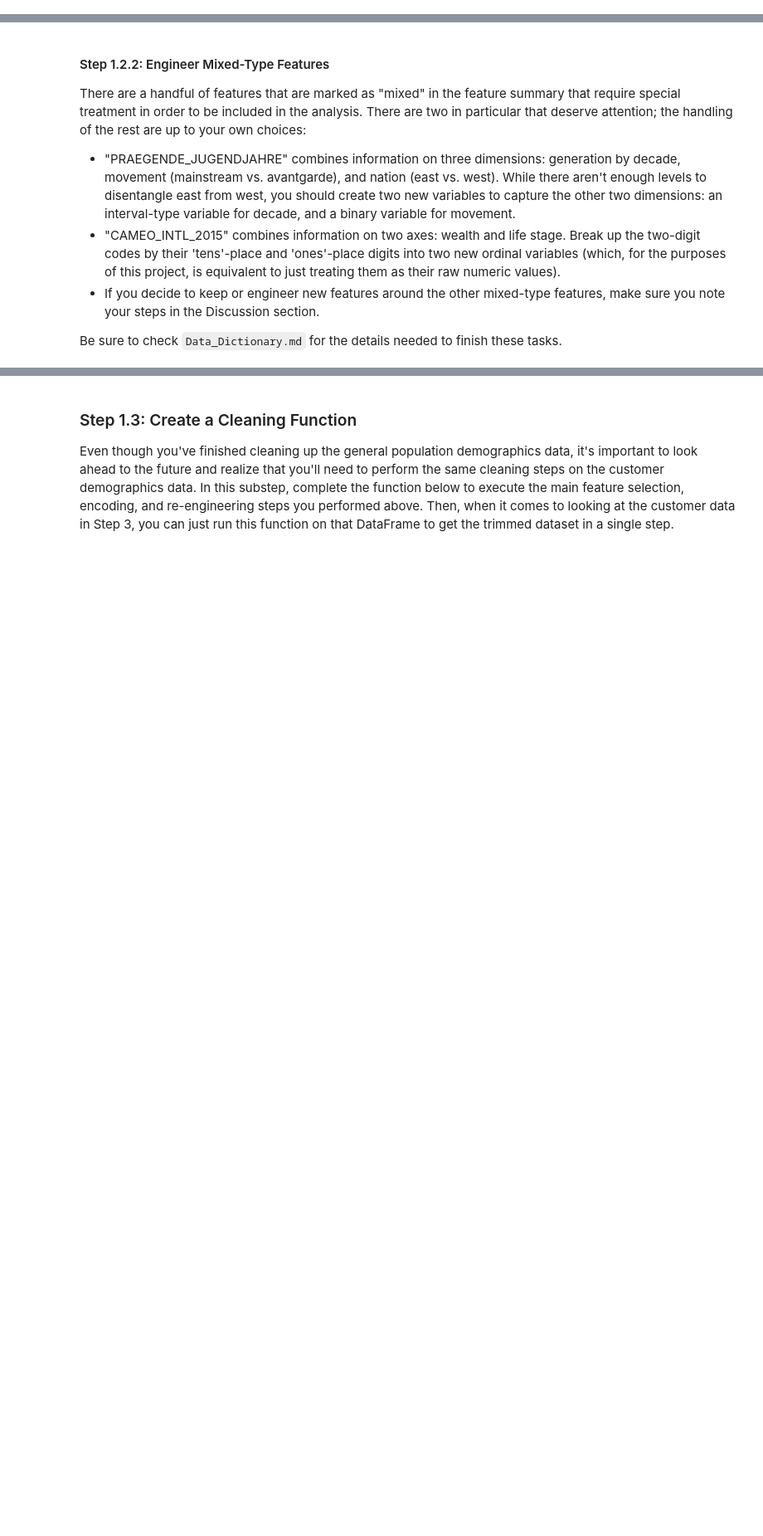
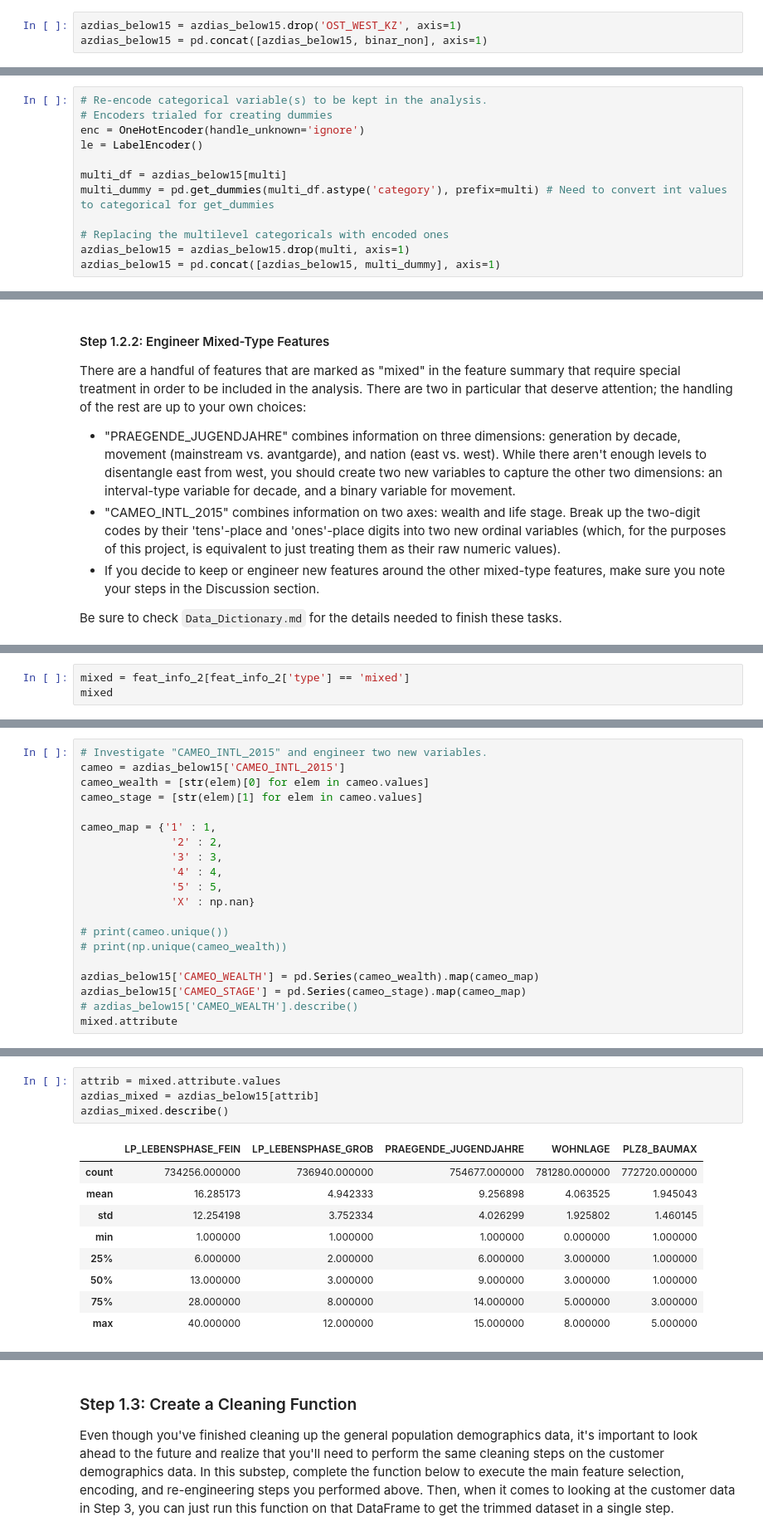
Before and after one commit to VLeaveUs/Identify-Customer-Segments, a Jupyter notebook: Identify_Customer_Segments.ipynb, the cells around one changed output, grey strips where cells are left out. Shown at 83% size. Cells and saved outputs as stored; diff of their text form; blank space fills up the shorter version.

```diff
--- a/Identify_Customer_Segments.ipynb
+++ b/Identify_Customer_Segments.ipynb
@@ -377,3 +398,6 @@ for i in categoricals['attribute']:
+# %%
+azdias_below15 = azdias_below15.drop('OST_WEST_KZ', axis=1)
+azdias_below15 = pd.concat([azdias_below15, binar_non], axis=1)
 # %%
 multi
 # %% [output]
@@ -399,0 +426,12 @@ multi
+# %%
+# Re-encode categorical variable(s) to be kept in the analysis.
+# Encoders trialed for creating dummies
+enc = OneHotEncoder(handle_unknown='ignore')
+le = LabelEncoder()
+
+multi_df = azdias_below15[multi]
+multi_dummy = pd.get_dummies(multi_df.astype('category'), prefix=multi) # Need to convert int values to categorical for get_dummies
+
+# Replacing the multilevel categoricals with encoded ones
+azdias_below15 = azdias_below15.drop(multi, axis=1)
+azdias_below15 = pd.concat([azdias_below15, multi_dummy], axis=1)
@@ -416,0 +471,3 @@ Be sure to check `Data_Dictionary.md` for the details needed to finish these tas
+# %%
+mixed = feat_info_2[feat_info_2['type'] == 'mixed']
+mixed
@@ -416,0 +524,20 @@ Be sure to check `Data_Dictionary.md` for the details needed to finish these tas
+# %%
+# Investigate "CAMEO_INTL_2015" and engineer two new variables.
+cameo = azdias_below15['CAMEO_INTL_2015']
+cameo_wealth = [str(elem)[0] for elem in cameo.values]
+cameo_stage = [str(elem)[1] for elem in cameo.values]
+
+cameo_map = {'1' : 1,
+              '2' : 2,
+              '3' : 3,
+              '4' : 4,
+              '5' : 5,
+              'X' : np.nan}
+
+# print(cameo.unique())
+# print(np.unique(cameo_wealth))
+
+azdias_below15['CAMEO_WEALTH'] = pd.Series(cameo_wealth).map(cameo_map)
+azdias_below15['CAMEO_STAGE'] = pd.Series(cameo_stage).map(cameo_map)
+# azdias_below15['CAMEO_WEALTH'].describe()
+mixed.attribute
@@ -416,0 +552,14 @@ Be sure to check `Data_Dictionary.md` for the details needed to finish these tas
+# %%
+attrib = mixed.attribute.values
+azdias_mixed = azdias_below15[attrib]
+azdias_mixed.describe()
+# %% [output]
+|  | LP_LEBENSPHASE_FEIN | LP_LEBENSPHASE_GROB | PRAEGENDE_JUGENDJAHRE | WOHNLAGE | PLZ8_BAUMAX |
+| count | 734256.000000 | 736940.000000 | 754677.000000 | 781280.000000 | 772720.000000 |
+| mean | 16.285173 | 4.942333 | 9.256898 | 4.063525 | 1.945043 |
+| std | 12.254198 | 3.752334 | 4.026299 | 1.925802 | 1.460145 |
+| min | 1.000000 | 1.000000 | 1.000000 | 0.000000 | 1.000000 |
+| 25% | 6.000000 | 2.000000 | 6.000000 | 3.000000 | 1.000000 |
+| 50% | 13.000000 | 3.000000 | 9.000000 | 3.000000 | 1.000000 |
+| 75% | 28.000000 | 8.000000 | 14.000000 | 5.000000 | 3.000000 |
+| max | 40.000000 | 12.000000 | 15.000000 | 8.000000 | 5.000000 |
```
Also changed, not shown: parts of 74 cells of this notebook.
